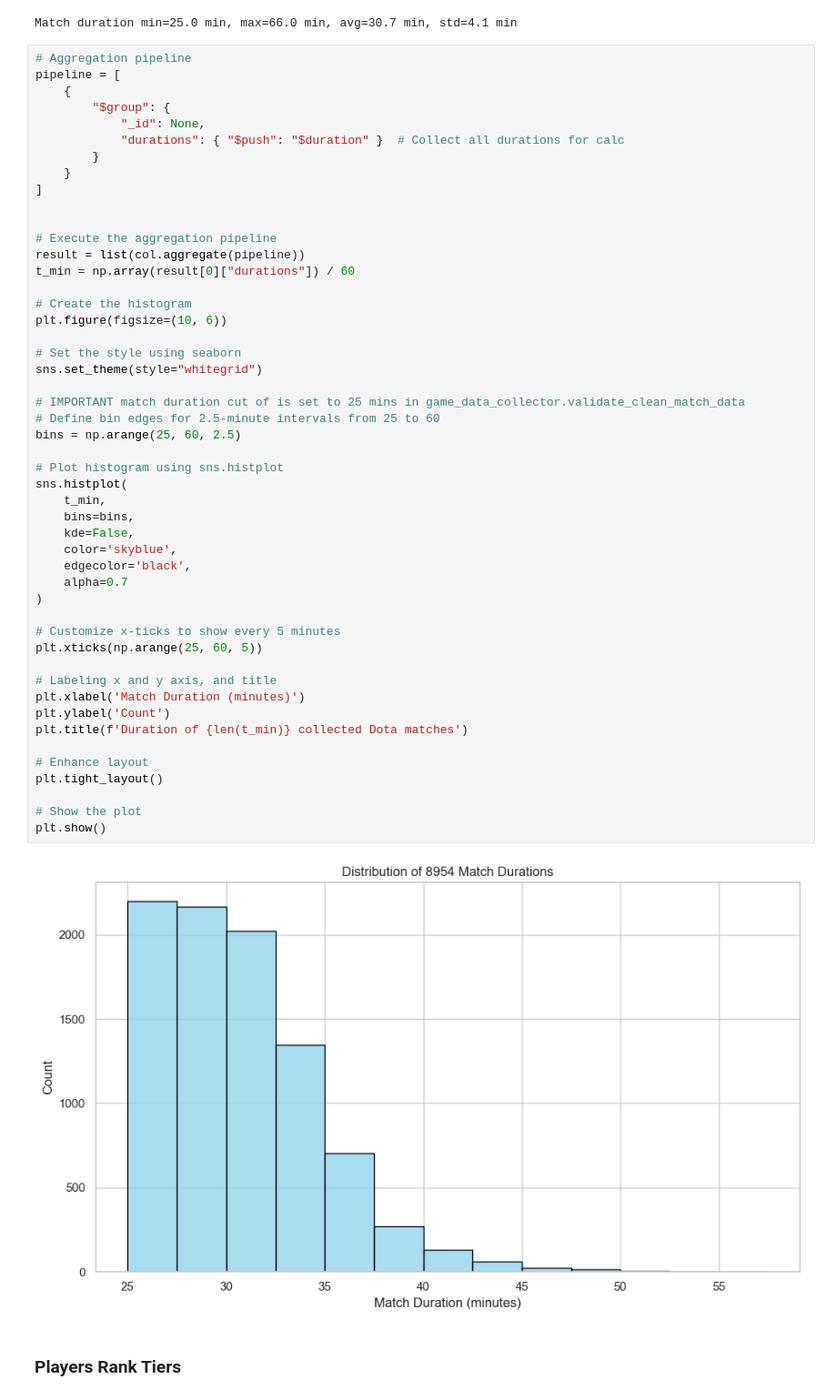
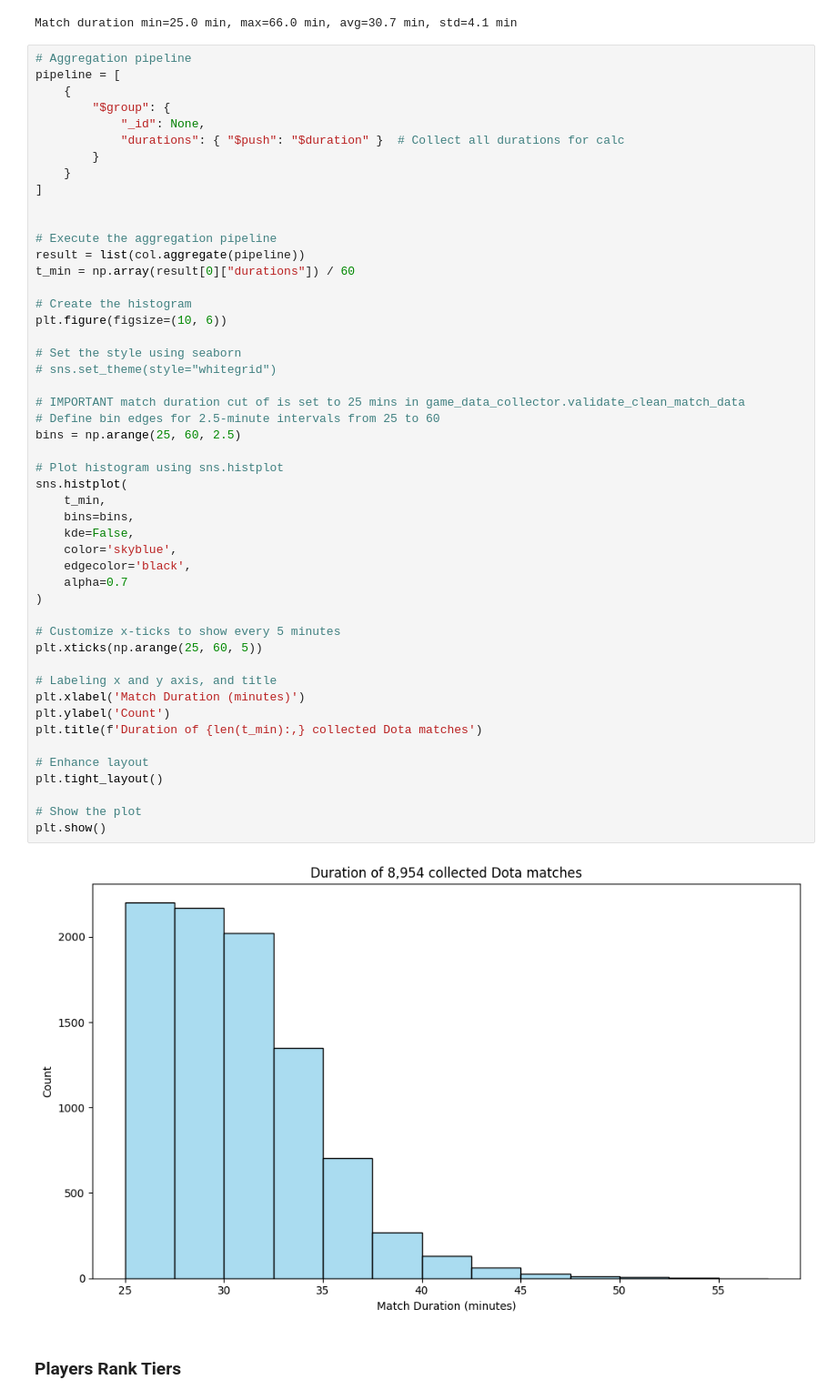
Before and after one commit to batukav/mmr-predictor, a Jupyter notebook: src/mongo_match_eda.ipynb, the cells around one changed output. Shown at 91% size. Cells and saved outputs as stored; diff of their text form.

```diff
--- a/src/mongo_match_eda.ipynb
+++ b/src/mongo_match_eda.ipynb
@@ -195,37 +191,37 @@ t_min = np.array(result[0]["durations"]) / 60
 plt.figure(figsize=(10, 6))
 
 # Set the style using seaborn
-sns.set_theme(style="whitegrid")
+# sns.set_theme(style="whitegrid")
 
 # IMPORTANT match duration cut of is set to 25 mins in game_data_collector.validate_clean_match_data
 # Define bin edges for 2.5-minute intervals from 25 to 60
 bins = np.arange(25, 60, 2.5)
 
 # Plot histogram using sns.histplot
 sns.histplot(
     t_min,
     bins=bins,
     kde=False,
     color='skyblue',
     edgecolor='black',
     alpha=0.7
 )
 
 # Customize x-ticks to show every 5 minutes
 plt.xticks(np.arange(25, 60, 5))
 
 # Labeling x and y axis, and title
 plt.xlabel('Match Duration (minutes)')
 plt.ylabel('Count')
-plt.title(f'Duration of {len(t_min)} collected Dota matches')
+plt.title(f'Duration of {len(t_min):,} collected Dota matches')
 
 # Enhance layout
 plt.tight_layout()
 
 # Show the plot
 plt.show()
 # %% [output]
-[figure, old version]
+[figure, new version]
 # %% [markdown]
 ### Players Rank Tiers
 # %% [markdown]
```
Also changed, not shown: parts of 24 cells of this notebook, 1 other file.
